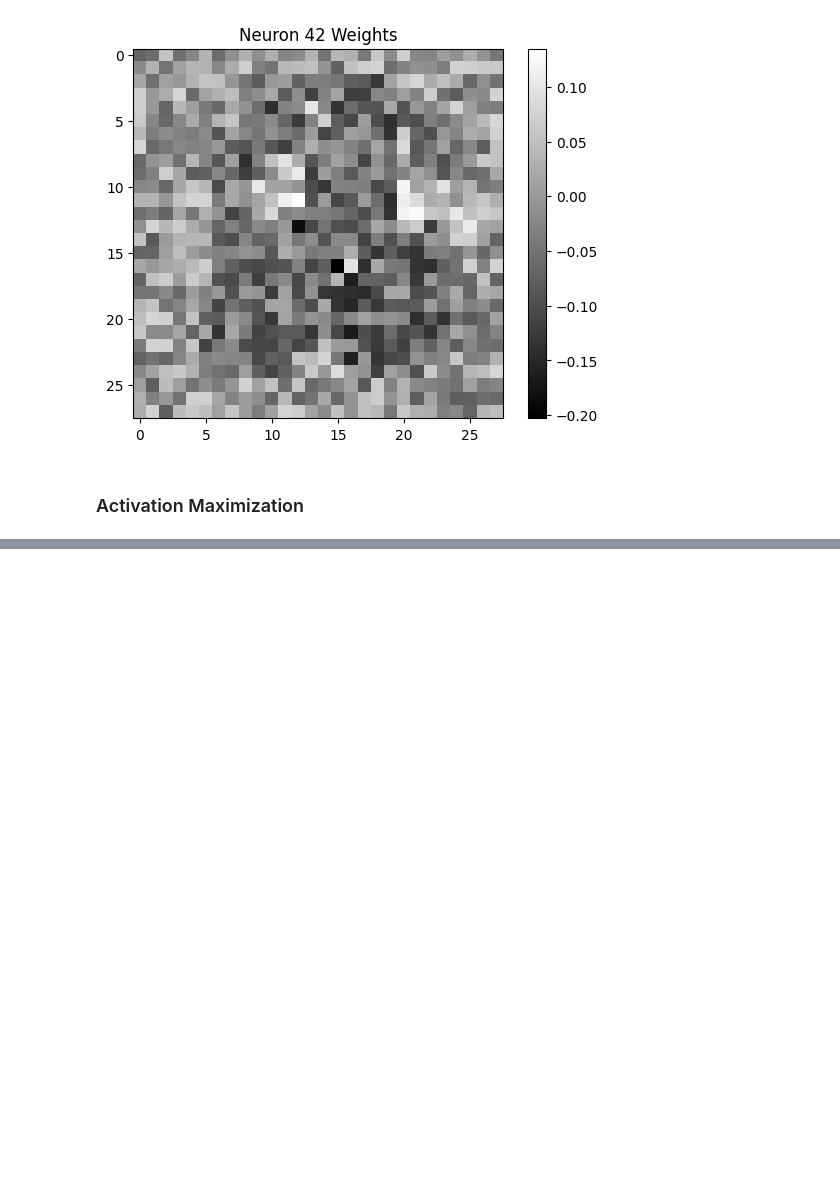
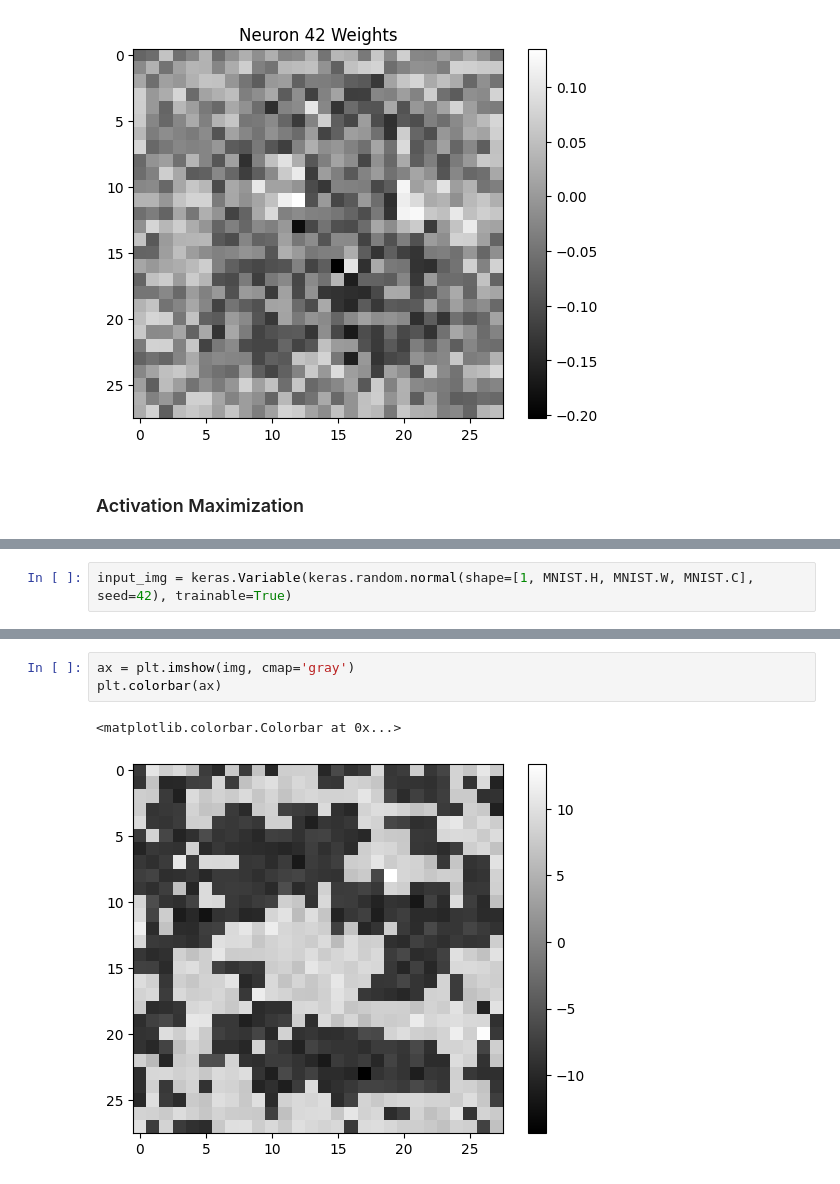
Before and after one commit to nickobard/deep-learning, a Jupyter notebook: 02/mnist_training/loss_landscape.ipynb, the cells around one changed output, grey strips where cells are left out. Cells and saved outputs as stored; diff of their text form; blank space fills up the shorter version.

Commit message:
02_mnist_training: Add loss landscape some comments

```diff
--- a/02/mnist_training/loss_landscape.ipynb
+++ b/02/mnist_training/loss_landscape.ipynb
@@ -293,0 +289,2 @@ visualize_ith_neuron(42)
+# %%
+input_img = keras.Variable(keras.random.normal(shape=[1, MNIST.H, MNIST.W, MNIST.C], seed=42), trainable=True)
@@ -293,0 +322,6 @@ visualize_ith_neuron(42)
+# %%
+ax = plt.imshow(img, cmap='gray')
+plt.colorbar(ax)
+# %% [output]
+<matplotlib.colorbar.Colorbar at 0x...>
+[figure, added]
```
Also changed, not shown: parts of 27 cells of this notebook, 1 other file.
